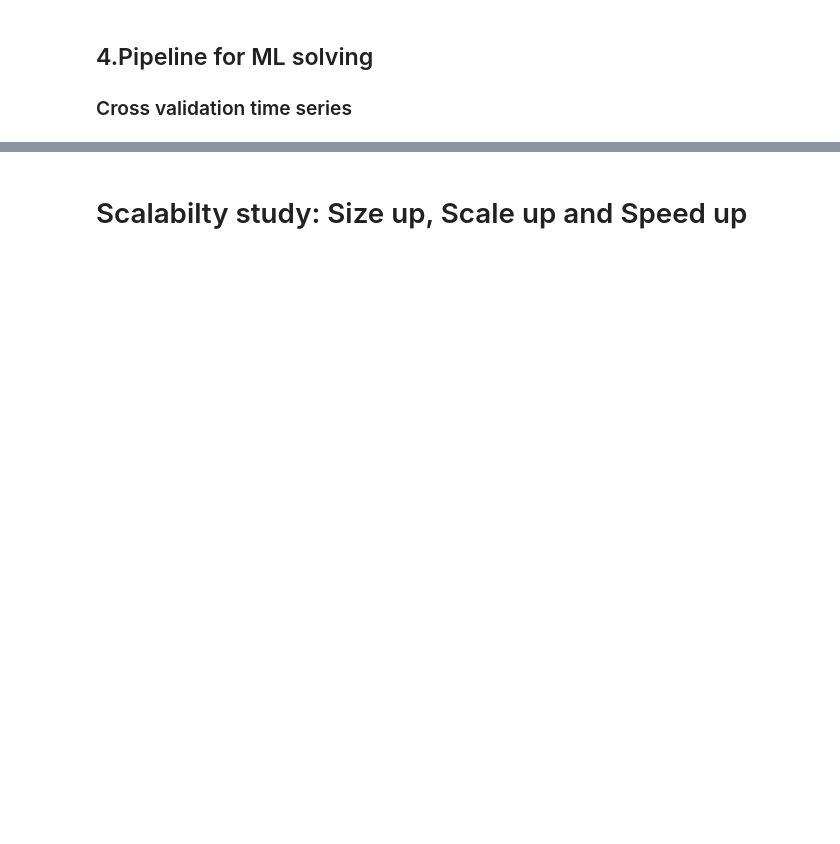
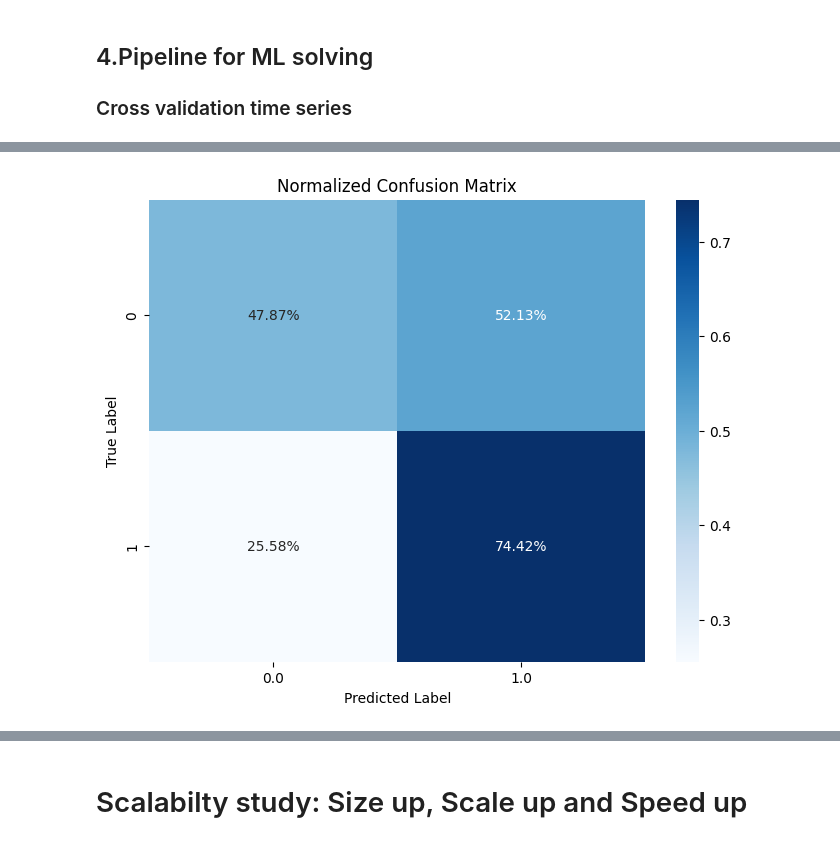
Before and after one commit to Iker-Jauregui/LSDA_Final_Project, a Jupyter notebook: uk_police_notebook.ipynb, the cells around one changed output, grey strips where cells are left out. Drawn from its saved outputs; the diff is of its cells as text; code cells hidden in the pictures; blank space fills up the shorter version.

```diff
--- a/uk_police_notebook.ipynb
+++ b/uk_police_notebook.ipynb
@@ -831,0 +983,94 @@ Class distribution in actual labels:
+# %%
+import matplotlib.pyplot as plt
+import seaborn as sns
+import pandas as pd
+from pyspark.ml.evaluation import BinaryClassificationEvaluator, MulticlassClassificationEvaluator
+from pyspark.sql import functions as F
+
+# 1. Get the best model from the cross-validator
+best_model = cv_model.bestModel
+
+# 2. Prepare the test dataset (apply the same transformations)
+print(f"Test data size: {test_df.count()}")
+
+# 3. Make predictions
+predictions = best_model.transform(test_df)
+
+# 4. Show some predictions
+print("\nSample predictions:")
+predictions.select("legal_action_taken", "prediction", "probability").show(10, truncate=False)
+
+# 5. Evaluate metrics
+
+# --- Binary Classification Metrics (AUC-ROC, AUC-PR) ---
+binary_evaluator = BinaryClassificationEvaluator(
+    labelCol="legal_action_taken",
+    rawPredictionCol="rawPrediction"
+)
+
+auc = binary_evaluator.evaluate(predictions, {binary_evaluator.metricName: "areaUnderROC"})
+auc_pr = binary_evaluator.evaluate(predictions, {binary_evaluator.metricName: "areaUnderPR"})
+
+print(f"\nArea Under ROC Curve (AUC-ROC): {auc:.4f}")
+print(f"Area Under PR Curve (AUC-PR): {auc_pr:.4f}")
+
+# --- Multiclass Metrics (Accuracy, F1, Precision, Recall) ---
+# CORRECCIÓN: Usamos MulticlassClassificationEvaluator aquí
+multiclass_evaluator = MulticlassClassificationEvaluator(
+    labelCol="legal_action_taken",
+    predictionCol="prediction"
+)
+
+accuracy = multiclass_evaluator.evaluate(predictions, {multiclass_evaluator.metricName: "accuracy"})
+precision = multiclass_evaluator.evaluate(predictions, {multiclass_evaluator.metricName: "weightedPrecision"})
+recall = multiclass_evaluator.evaluate(predictions, {multiclass_evaluator.metricName: "weightedRecall"})
+f1 = multiclass_evaluator.evaluate(predictions, {multiclass_evaluator.metricName: "f1"})
+
+print(f"\nAccuracy: {accuracy:.4f}")
+print(f"Weighted Precision: {precision:.4f}")
+print(f"Weighted Recall: {recall:.4f}")
+print(f"F1 Score: {f1:.4f}")
+
+# 6. Confusion Matrix (Plotting Normalized)
+print("\nConfusion Matrix (Raw Counts):")
+# We calculate counts in Spark
+conf_matrix_spark = predictions.groupBy("legal_action_taken", "prediction").count()
+conf_matrix_spark.orderBy("legal_action_taken", "prediction").show()
+
+# Convert to Pandas for plotting
+cm_pd = conf_matrix_spark.toPandas()
+
+# Create a pivot table: Index=Actual, Columns=Predicted
+cm_pivot = cm_pd.pivot(index='legal_action_taken', columns='prediction', values='count').fillna(0)
+# Sort index/columns to ensure order 0, 1...
+cm_pivot = cm_pivot.sort_index(axis=0).sort_index(axis=1)
+
+# Normalize by row (True Label) to get percentages
+cm_normalized = cm_pivot.div(cm_pivot.sum(axis=1), axis=0)
+
+# Plot using Seaborn
+plt.figure(figsize=(8, 6))
+sns.heatmap(cm_normalized, annot=True, fmt='.2%', cmap='Blues', cbar=True)
+plt.title('Normalized Confusion Matrix')
+plt.xlabel('Predicted Label')
+plt.ylabel('True Label')
+plt.savefig("media/images/confusion_matrix_weighted.png")
+plt.show()
+
+# 7. Metrics by class
+print("\nMetrics by class:")
+for label in [0, 1]:
+    tp = predictions.filter((F.col("legal_action_taken") == label) & (F.col("prediction") == label)).count()
+    fp = predictions.filter((F.col("legal_action_taken") != label) & (F.col("prediction") == label)).count()
+    fn = predictions.filter((F.col("legal_action_taken") == label) & (F.col("prediction") != label)).count()
+
+    precision_class = tp / (tp + fp) if (tp + fp) > 0 else 0
+    recall_class = tp / (tp + fn) if (tp + fn) > 0 else 0
+    f1_class = 2 * (precision_class * recall_class) / (precision_class + recall_class) if (precision_class + recall_class) > 0 else 0
+
+    print(f"\nClass {label}:")
+    print(f"  Precision: {precision_class:.4f}")
+    print(f"  Recall: {recall_class:.4f}")
+    print(f"  F1-Score: {f1_class:.4f}")
+    print(f"  Support: {tp + fn}")
+# %% [output]
@@ -831,0 +1111 @@ Class distribution in actual labels:
+[figure, added]
```
Also changed, not shown: parts of 14 cells of this notebook, 3 other files.
